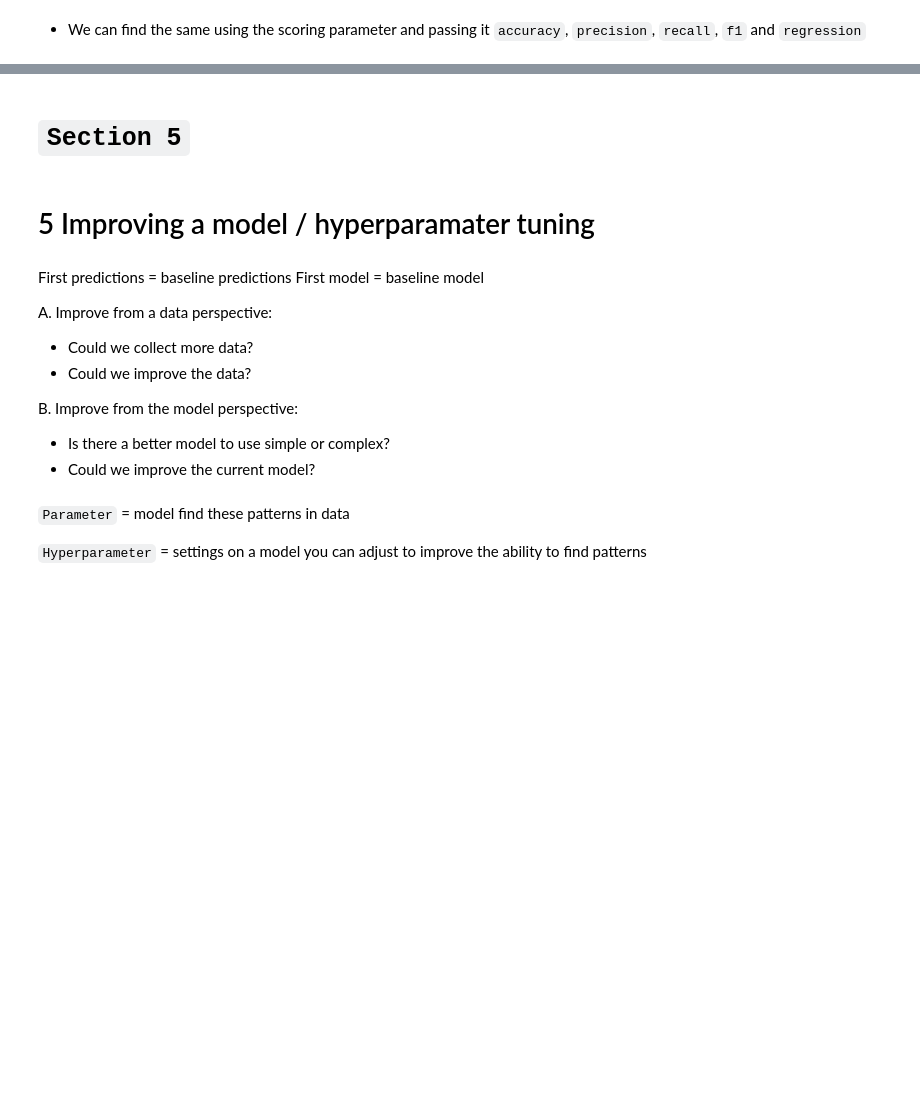
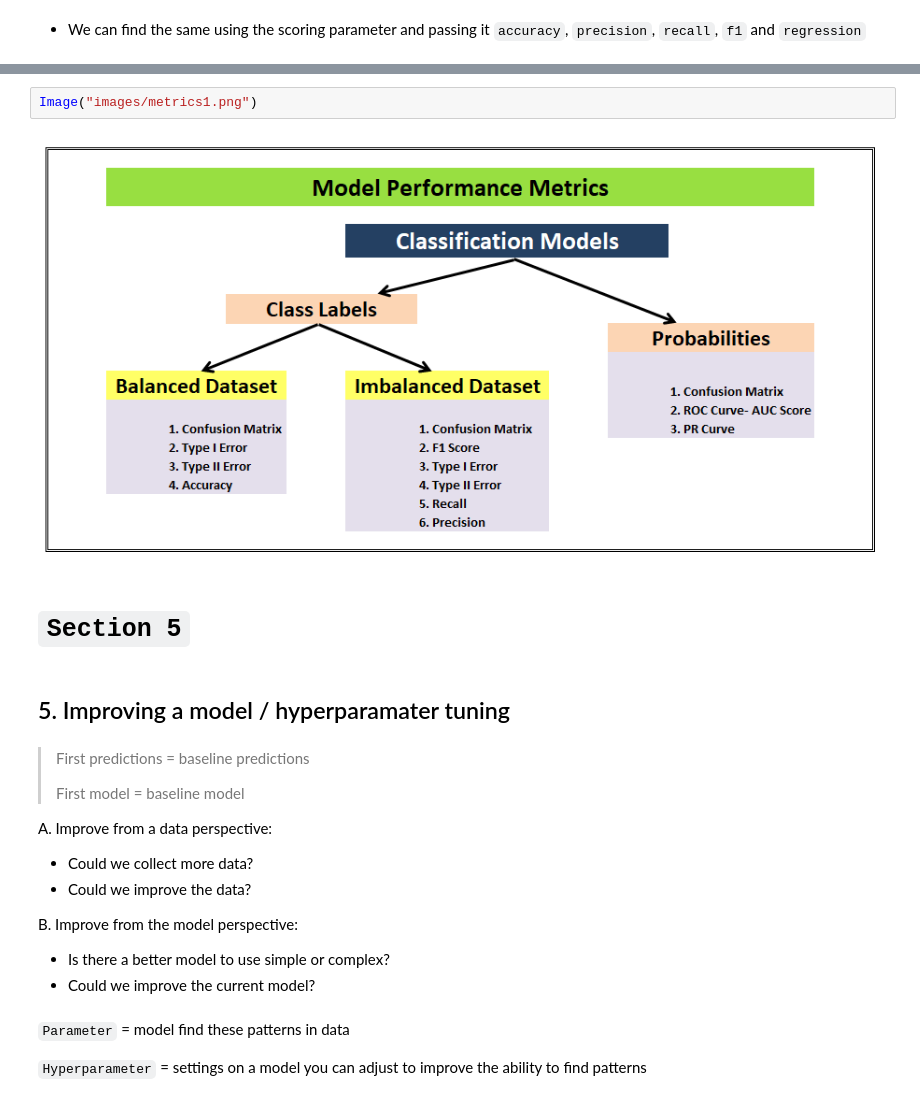
Before and after one commit to ShumB1992/Machine-Learning-using-Scikit-learn, a Jupyter notebook: Machine Learning using Scikit.ipynb, the cells around one changed output, grey strips where cells are left out. Saved outputs shown, nothing was run; the diff lists cells and outputs as text; blank space fills up the shorter version.

```diff
--- a/Machine Learning using Scikit.ipynb
+++ b/Machine Learning using Scikit.ipynb
@@ -1996,10 +2254,15 @@ print(f"The cross-validated accuracy is: {np.mean(cv_acc)*100:.2f}%")
+# %%
+Image("images/metrics1.png")
+# %% [output]
+[figure, added]
 # %% [markdown]
 # `Section 5`
 # %% [markdown]
-# 5 Improving a model / hyperparamater tuning
+## 5. Improving a model / hyperparamater tuning
 # %% [markdown]
-First predictions = baseline predictions
-First model = baseline model
+> First predictions = baseline predictions
+>
+> First model = baseline model
 
 A. Improve from a data perspective:
 * Could we collect more data?
```
Also changed, not shown: parts of 246 cells of this notebook.
